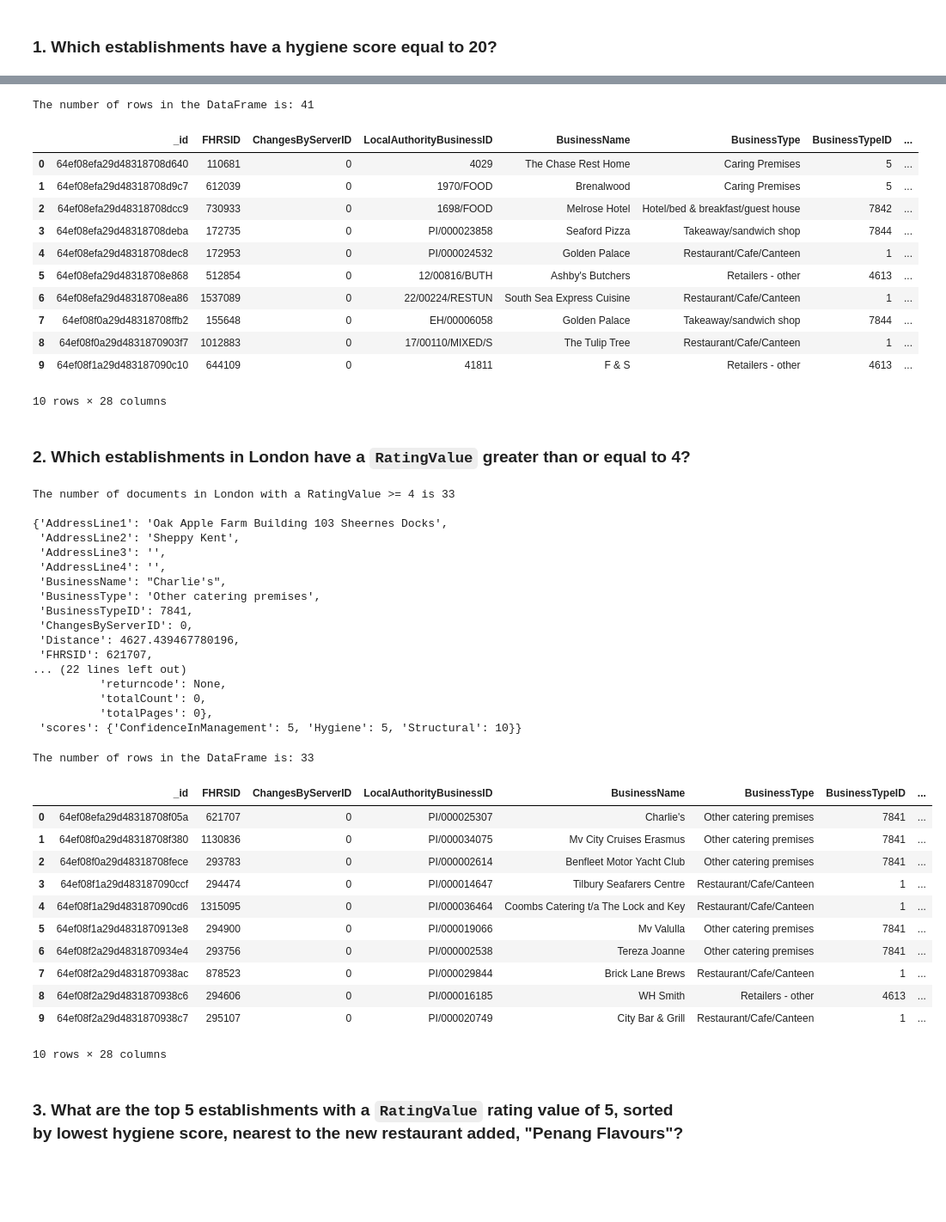
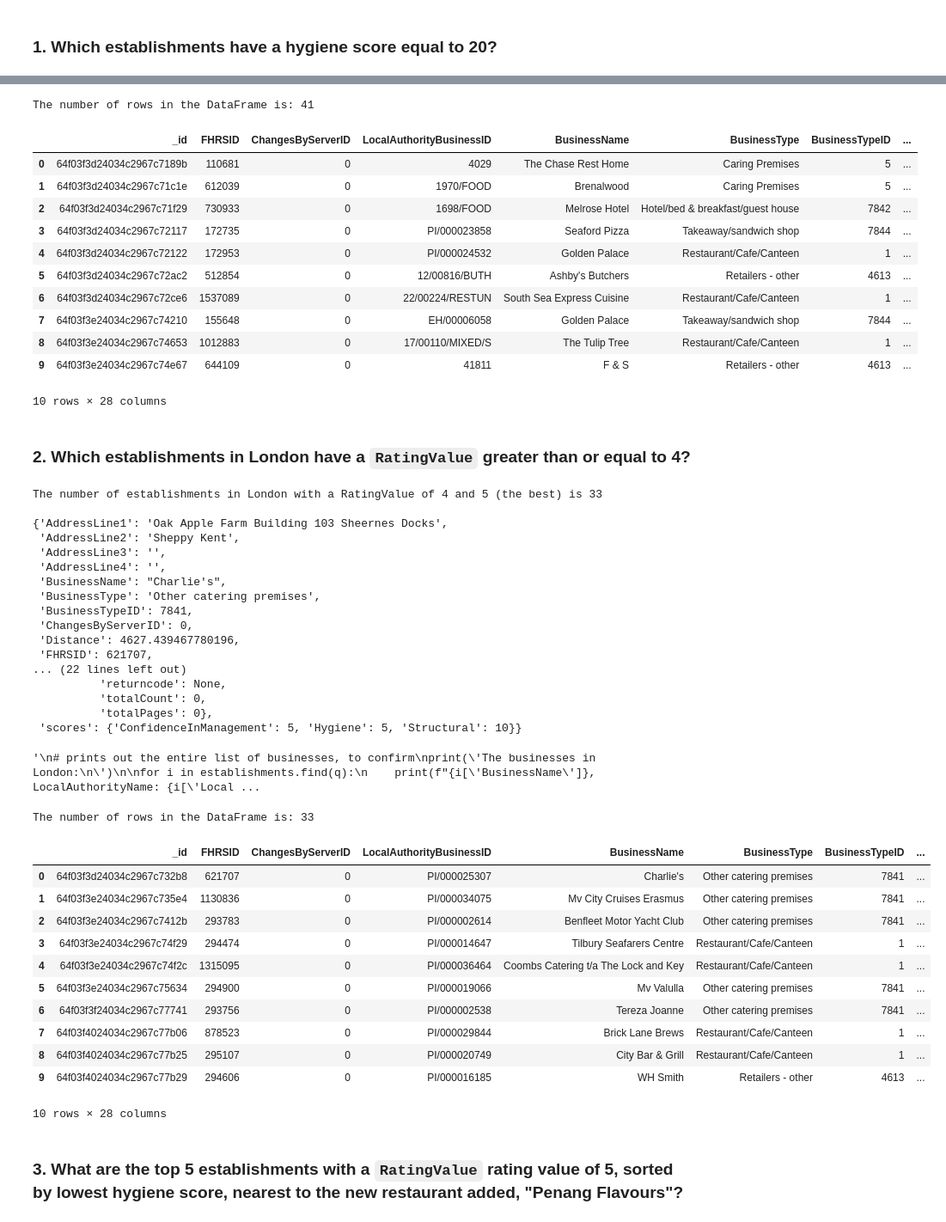
Before and after one commit to johbry17/12-nosql-challenge, a Jupyter notebook: NoSQL_analysis.ipynb, the cells around one changed output, grey strips where cells are left out. Shown at 86% size. Saved outputs shown, nothing was run; the diff lists cells and outputs as text; code cells hidden in the pictures; blank space fills up the shorter version.

```diff
--- a/NoSQL_analysis.ipynb
+++ b/NoSQL_analysis.ipynb
@@ -29,10 +32,10 @@ Unless otherwise stated, for each question:
 * Display the first document in the results using `pprint`.
 * Convert the result to a Pandas DataFrame, print the number of rows in the DataFrame, and display the first 10 rows.
 # %%
-# create Pandas DataFrame, print the number of rows, and display the first 10 rows.
-def output(q):
+# function, creates Pandas DataFrame, prints number of rows and first 10 rows
+def output(data):
     # Convert the result to a Pandas DataFrame
-    df = pd.DataFrame(establishments.find(q))
+    df = pd.DataFrame(data)
 
     # Display the number of rows in the DataFrame
     print(f'The number of rows in the DataFrame is: {len(df)}\n')
@@ -77,19 +84,19 @@ The nuber of documents with a Hygiene score of 20 is 41
 # %%
 # create Pandas DataFrame, print the number of rows, and display the first 10 rows.
-output(q)
+output(establishments.find(q))
 # %% [output]
 The number of rows in the DataFrame is: 41
 |  | _id | FHRSID | ChangesByServerID | LocalAuthorityBusinessID | BusinessName | BusinessType | BusinessTypeID | ... |
-| 0 | 64ef08efa29d48318708d640 | 110681 | 0 | 4029 | The Chase Rest Home | Caring Premises | 5 | ... |
-| 1 | 64ef08efa29d48318708d9c7 | 612039 | 0 | 1970/FOOD | Brenalwood | Caring Premises | 5 | ... |
-| 2 | 64ef08efa29d48318708dcc9 | 730933 | 0 | 1698/FOOD | Melrose Hotel | Hotel/bed & breakfast/guest house | 7842 | ... |
-| 3 | 64ef08efa29d48318708deba | 172735 | 0 | PI/000023858 | Seaford Pizza | Takeaway/sandwich shop | 7844 | ... |
-| 4 | 64ef08efa29d48318708dec8 | 172953 | 0 | PI/000024532 | Golden Palace | Restaurant/Cafe/Canteen | 1 | ... |
-| 5 | 64ef08efa29d48318708e868 | 512854 | 0 | 12/00816/BUTH | Ashby's Butchers | Retailers - other | 4613 | ... |
-| 6 | 64ef08efa29d48318708ea86 | 1537089 | 0 | 22/00224/RESTUN | South Sea Express Cuisine | Restaurant/Cafe/Canteen | 1 | ... |
-| 7 | 64ef08f0a29d48318708ffb2 | 155648 | 0 | EH/00006058 | Golden Palace | Takeaway/sandwich shop | 7844 | ... |
-| 8 | 64ef08f0a29d4831870903f7 | 1012883 | 0 | 17/00110/MIXED/S | The Tulip Tree | Restaurant/Cafe/Canteen | 1 | ... |
-| 9 | 64ef08f1a29d483187090c10 | 644109 | 0 | 41811 | F & S | Retailers - other | 4613 | ... |
+| 0 | 64f03f3d24034c2967c7189b | 110681 | 0 | 4029 | The Chase Rest Home | Caring Premises | 5 | ... |
+| 1 | 64f03f3d24034c2967c71c1e | 612039 | 0 | 1970/FOOD | Brenalwood | Caring Premises | 5 | ... |
+| 2 | 64f03f3d24034c2967c71f29 | 730933 | 0 | 1698/FOOD | Melrose Hotel | Hotel/bed & breakfast/guest house | 7842 | ... |
+| 3 | 64f03f3d24034c2967c72117 | 172735 | 0 | PI/000023858 | Seaford Pizza | Takeaway/sandwich shop | 7844 | ... |
+| 4 | 64f03f3d24034c2967c72122 | 172953 | 0 | PI/000024532 | Golden Palace | Restaurant/Cafe/Canteen | 1 | ... |
+| 5 | 64f03f3d24034c2967c72ac2 | 512854 | 0 | 12/00816/BUTH | Ashby's Butchers | Retailers - other | 4613 | ... |
+| 6 | 64f03f3d24034c2967c72ce6 | 1537089 | 0 | 22/00224/RESTUN | South Sea Express Cuisine | Restaurant/Cafe/Canteen | 1 | ... |
+| 7 | 64f03f3e24034c2967c74210 | 155648 | 0 | EH/00006058 | Golden Palace | Takeaway/sandwich shop | 7844 | ... |
+| 8 | 64f03f3e24034c2967c74653 | 1012883 | 0 | 17/00110/MIXED/S | The Tulip Tree | Restaurant/Cafe/Canteen | 1 | ... |
+| 9 | 64f03f3e24034c2967c74e67 | 644109 | 0 | 41811 | F & S | Retailers - other | 4613 | ... |
 10 rows × 28 columns
 # %% [markdown]
 ### 2. Which establishments in London have a `RatingValue` greater than or equal to 4?
@@ -99,12 +106,12 @@ The number of rows in the DataFrame is: 41
 q = {'RatingValue': {'$gte': 4}, 'LocalAuthorityName': {'$regex': '.*London.*', '$options': 'i'}}
 
 # Use count_documents to display the number of documents in the result
-print(f'The number of documents in London with a RatingValue >= 4 is {establishments.count_documents(q)}\n')
+print(f'The number of establishments in London with a RatingValue of 4 and 5 (the best) is {establishments.count_documents(q)}\n')
 
 # Display the first document in the results using pprint
 pprint(establishments.find_one(q))
 # %% [output]
-The number of documents in London with a RatingValue >= 4 is 33
+The number of establishments in London with a RatingValue of 4 and 5 (the best) is 33
 
 {'AddressLine1': 'Oak Apple Farm Building 103 Sheernes Docks',
  'AddressLine2': 'Sheppy Kent',
@@ -122,27 +129,31 @@ The number of documents in London with a RatingValue >= 4 is 33
           'totalPages': 0},
  'scores': {'ConfidenceInManagement': 5, 'Hygiene': 5, 'Structural': 10}}
 # %%
-# print out the entire list of businesses, to confirm (and for fun)
-# print('The businesses in London:\n')
+'''
+# prints out the entire list of businesses, to confirm
+print('The businesses in London:\n')
 
-# for i in establishments.find(q):
-#     print(f"{i['BusinessName']}, LocalAuthorityName: {i['LocalAuthorityName']}")
+for i in establishments.find(q):
+    print(f"{i['BusinessName']}, LocalAuthorityName: {i['LocalAuthorityName']}")
+'''
+# %% [output]
+'\n# prints out the entire list of businesses, to confirm\nprint(\'The businesses in London:\n\')\n\nfor i in establishments.find(q):\n    print(f"{i[\'BusinessName\']}, LocalAuthorityName: {i[\'Local ...
 # %%
 # create Pandas DataFrame, print the number of rows, and display the first 10 rows.
-output(q)
+output(establishments.find(q))
 # %% [output]
 The number of rows in the DataFrame is: 33
 |  | _id | FHRSID | ChangesByServerID | LocalAuthorityBusinessID | BusinessName | BusinessType | BusinessTypeID | ... |
-| 0 | 64ef08efa29d48318708f05a | 621707 | 0 | PI/000025307 | Charlie's | Other catering premises | 7841 | ... |
-| 1 | 64ef08f0a29d48318708f380 | 1130836 | 0 | PI/000034075 | Mv City Cruises Erasmus | Other catering premises | 7841 | ... |
-| 2 | 64ef08f0a29d48318708fece | 293783 | 0 | PI/000002614 | Benfleet Motor Yacht Club | Other catering premises | 7841 | ... |
-| 3 | 64ef08f1a29d483187090ccf | 294474 | 0 | PI/000014647 | Tilbury Seafarers Centre | Restaurant/Cafe/Canteen | 1 | ... |
-| 4 | 64ef08f1a29d483187090cd6 | 1315095 | 0 | PI/000036464 | Coombs Catering t/a The Lock and Key | Restaurant/Cafe/Canteen | 1 | ... |
-| 5 | 64ef08f1a29d4831870913e8 | 294900 | 0 | PI/000019066 | Mv Valulla | Other catering premises | 7841 | ... |
-| 6 | 64ef08f2a29d4831870934e4 | 293756 | 0 | PI/000002538 | Tereza Joanne | Other catering premises | 7841 | ... |
-| 7 | 64ef08f2a29d4831870938ac | 878523 | 0 | PI/000029844 | Brick Lane Brews | Restaurant/Cafe/Canteen | 1 | ... |
-| 8 | 64ef08f2a29d4831870938c6 | 294606 | 0 | PI/000016185 | WH Smith | Retailers - other | 4613 | ... |
-| 9 | 64ef08f2a29d4831870938c7 | 295107 | 0 | PI/000020749 | City Bar & Grill | Restaurant/Cafe/Canteen | 1 | ... |
+| 0 | 64f03f3d24034c2967c732b8 | 621707 | 0 | PI/000025307 | Charlie's | Other catering premises | 7841 | ... |
+| 1 | 64f03f3e24034c2967c735e4 | 1130836 | 0 | PI/000034075 | Mv City Cruises Erasmus | Other catering premises | 7841 | ... |
+| 2 | 64f03f3e24034c2967c7412b | 293783 | 0 | PI/000002614 | Benfleet Motor Yacht Club | Other catering premises | 7841 | ... |
+| 3 | 64f03f3e24034c2967c74f29 | 294474 | 0 | PI/000014647 | Tilbury Seafarers Centre | Restaurant/Cafe/Canteen | 1 | ... |
+| 4 | 64f03f3e24034c2967c74f2c | 1315095 | 0 | PI/000036464 | Coombs Catering t/a The Lock and Key | Restaurant/Cafe/Canteen | 1 | ... |
+| 5 | 64f03f3e24034c2967c75634 | 294900 | 0 | PI/000019066 | Mv Valulla | Other catering premises | 7841 | ... |
+| 6 | 64f03f3f24034c2967c77741 | 293756 | 0 | PI/000002538 | Tereza Joanne | Other catering premises | 7841 | ... |
+| 7 | 64f03f4024034c2967c77b06 | 878523 | 0 | PI/000029844 | Brick Lane Brews | Restaurant/Cafe/Canteen | 1 | ... |
+| 8 | 64f03f4024034c2967c77b25 | 295107 | 0 | PI/000020749 | City Bar & Grill | Restaurant/Cafe/Canteen | 1 | ... |
+| 9 | 64f03f4024034c2967c77b29 | 294606 | 0 | PI/000016185 | WH Smith | Retailers - other | 4613 | ... |
 10 rows × 28 columns
 # %% [markdown]
 ### 3. What are the top 5 establishments with a `RatingValue` rating value of 5, sorted by lowest hygiene score, nearest to the new restaurant added, "Penang Flavours"?
```
Also changed, not shown: parts of 8 cells of this notebook, 2 other files.
